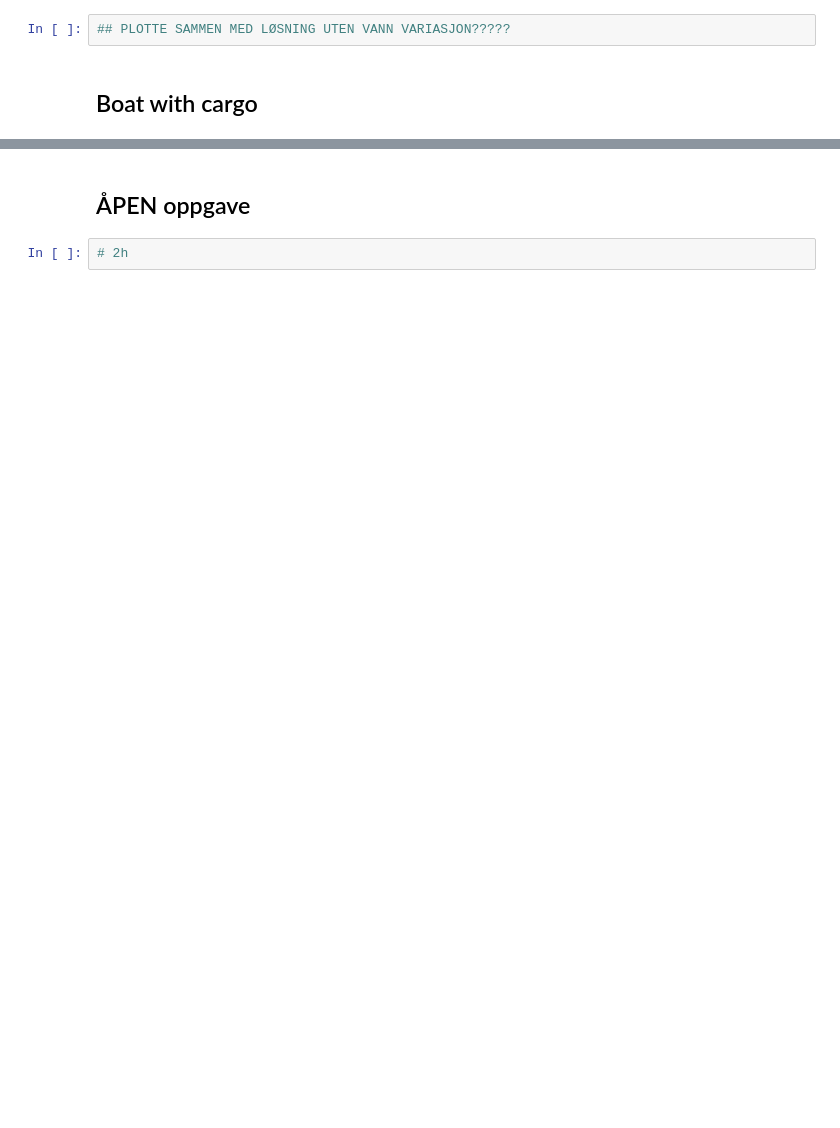
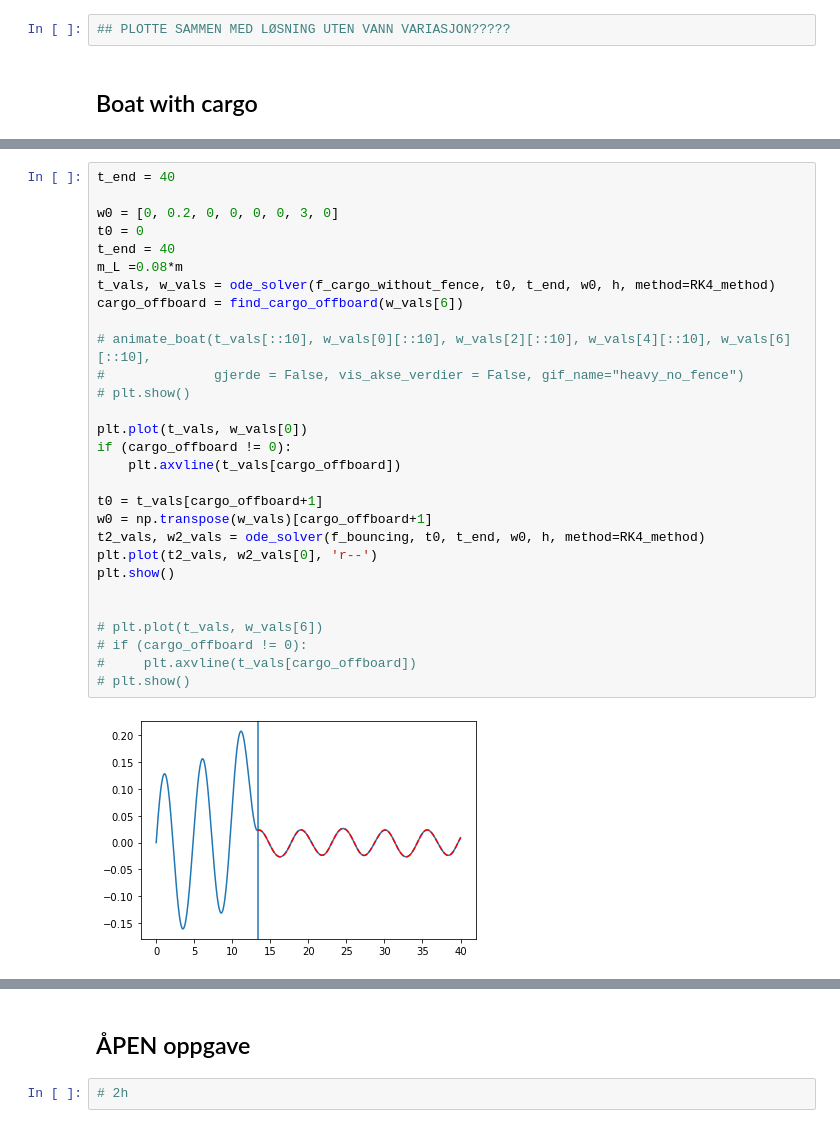
Before and after one commit to Trond01/TMA4320_prosjekt_2, a Jupyter notebook: prosjekt2.ipynb, the cells around one changed output, grey strips where cells are left out. Saved outputs shown, nothing was run; the diff lists cells and outputs as text; blank space fills up the shorter version.

```diff
--- a/prosjekt2.ipynb
+++ b/prosjekt2.ipynb
@@ -804,0 +871,31 @@ $$ \frac{\textrm{d}}{\textrm{d}t} \begin{bmatrix} \theta(t) \\
+# %%
+t_end = 40
+
+w0 = [0, 0.2, 0, 0, 0, 0, 3, 0]
+t0 = 0
+t_end = 40
+m_L =0.08*m
+t_vals, w_vals = ode_solver(f_cargo_without_fence, t0, t_end, w0, h, method=RK4_method)
+cargo_offboard = find_cargo_offboard(w_vals[6])
+
+# animate_boat(t_vals[::10], w_vals[0][::10], w_vals[2][::10], w_vals[4][::10], w_vals[6][::10],
+#              gjerde = False, vis_akse_verdier = False, gif_name="heavy_no_fence")
+# plt.show()
+
+plt.plot(t_vals, w_vals[0])
+if (cargo_offboard != 0):
+    plt.axvline(t_vals[cargo_offboard])
+
+t0 = t_vals[cargo_offboard+1]
+w0 = np.transpose(w_vals)[cargo_offboard+1]
+t2_vals, w2_vals = ode_solver(f_bouncing, t0, t_end, w0, h, method=RK4_method)
+plt.plot(t2_vals, w2_vals[0], 'r--')
+plt.show()
+
+
+# plt.plot(t_vals, w_vals[6])
+# if (cargo_offboard != 0):
+#     plt.axvline(t_vals[cargo_offboard])
+# plt.show()
+# %% [output]
+[figure, added]
```
Also changed, not shown: parts of 31 cells of this notebook, 15 other files.
